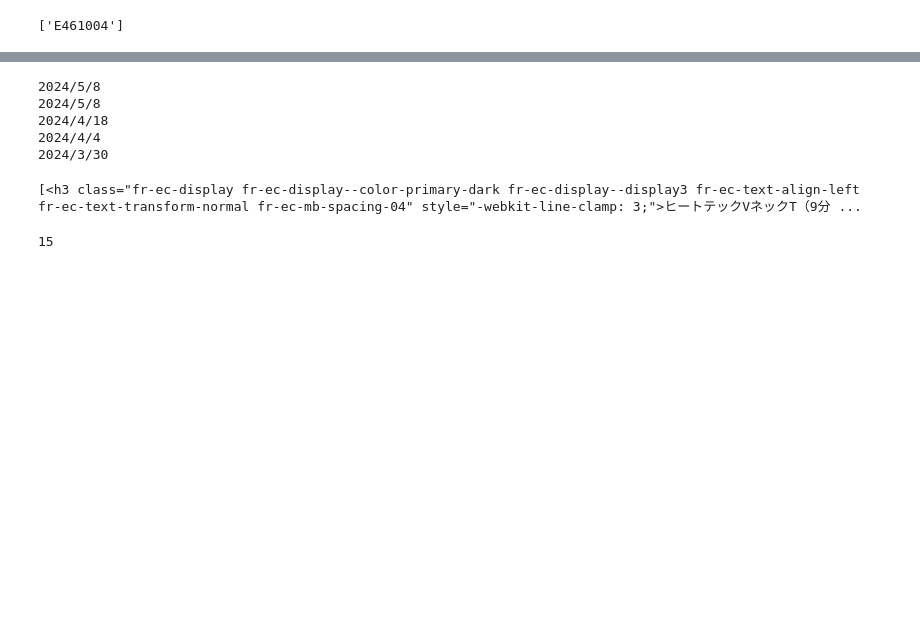
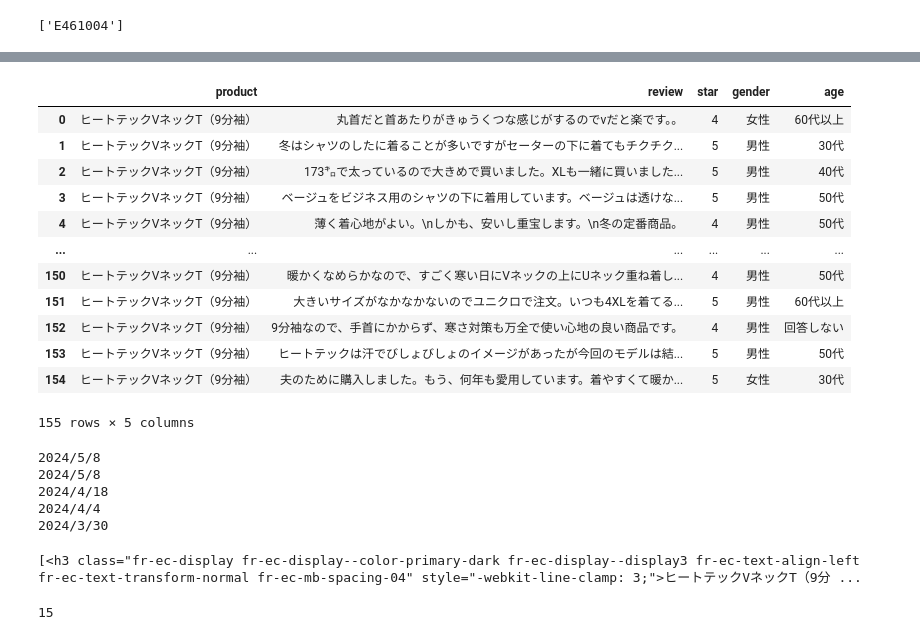
Before and after one commit to yamamos/research-scraping, a Jupyter notebook: src/uniqlo.ipynb, the cells around one changed output, grey strips where cells are left out. Cells and saved outputs as stored; diff of their text form; code cells hidden in the pictures; blank space fills up the shorter version.

```diff
--- a/src/uniqlo.ipynb
+++ b/src/uniqlo.ipynb
@@ -10,7 +10,7 @@ from selenium.webdriver.common.by import By
 import pandas as pd
 # %%
 item_dict = {"E461004":"ヒートテックVネックT（9分袖）",
-            #  "E441620":"ヒートテッククルーネックT（9分袖）",
+             "E461003":"ヒートテッククルーネックT（9分袖）",
             #  "E462734":"ヒートテックコットンタートルネックT（極暖・9分袖）",
             #  "E450762":"ヒートテックコットンVネックT（極暖・9分袖）",
             #  "E450529":"ヒートテックコットンクルーネックT（極暖・9分袖）",
@@ -24,8 +24,6 @@ item_list = list(item_dict.keys())
 print(item_list)
 # %% [output]
 ['E461004']
-# %%
-item_list = [item_list[-1]]
 # %%
 options = ChromeOptions()
 options.add_argument("--headless")
@@ -124,3 +158,19 @@ Stacktrace:
+# %%
+df
+# %% [output]
+|  | product | review | star | gender | age |
+| 0 | ヒートテックVネックT（9分袖） | 丸首だと首あたりがきゅうくつな感じがするのでvだと楽です。。 | 4 | 女性 | 60代以上 |
+| 1 | ヒートテックVネックT（9分袖） | 冬はシャツのしたに着ることが多いですがセーターの下に着てもチクチク... | 5 | 男性 | 30代 |
+| 2 | ヒートテックVネックT（9分袖） | 173㌔で太っているので大きめで買いました。XLも一緒に買いました... | 5 | 男性 | 40代 |
+| 3 | ヒートテックVネックT（9分袖） | ベージュをビジネス用のシャツの下に着用しています。ベージュは透けな... | 5 | 男性 | 50代 |
+| 4 | ヒートテックVネックT（9分袖） | 薄く着心地がよい。\nしかも、安いし重宝します。\n冬の定番商品。 | 4 | 男性 | 50代 |
+| ... | ... | ... | ... | ... | ... |
+| 150 | ヒートテックVネックT（9分袖） | 暖かくなめらかなので、すごく寒い日にVネックの上にUネック重ね着し... | 4 | 男性 | 50代 |
+| 151 | ヒートテックVネックT（9分袖） | 大きいサイズがなかなかないのでユニクロで注文。いつも4XLを着てる... | 5 | 男性 | 60代以上 |
+| 152 | ヒートテックVネックT（9分袖） | 9分袖なので、手首にかからず、寒さ対策も万全で使い心地の良い商品です。 | 4 | 男性 | 回答しない |
+| 153 | ヒートテックVネックT（9分袖） | ヒートテックは汗でびしょびしょのイメージがあったが今回のモデルは結... | 5 | 男性 | 50代 |
+| 154 | ヒートテックVネックT（9分袖） | 夫のために購入しました。もう、何年も愛用しています。着やすくて暖か... | 5 | 女性 | 30代 |
+155 rows × 5 columns
 # %%
 options = ChromeOptions()
 options.add_argument("--headless")
```
Also changed, not shown: parts of 1 cell of this notebook, 6 other files.
